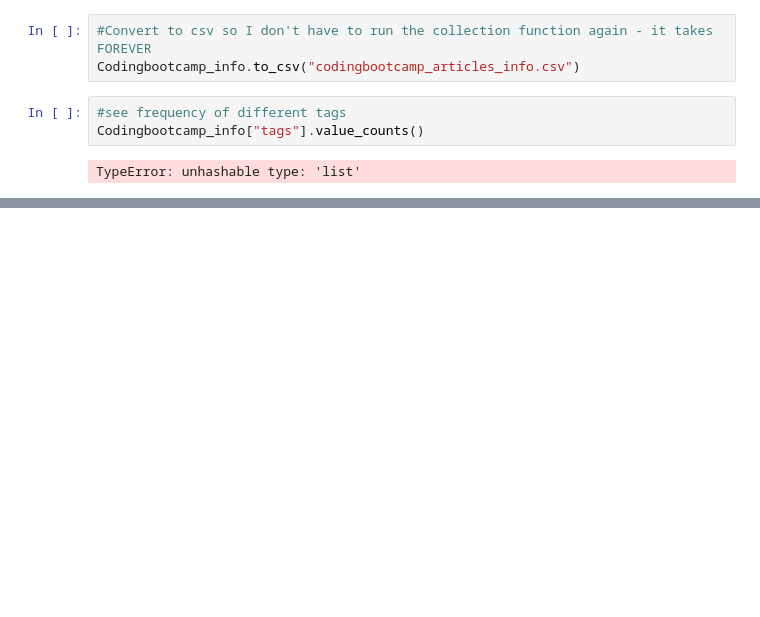
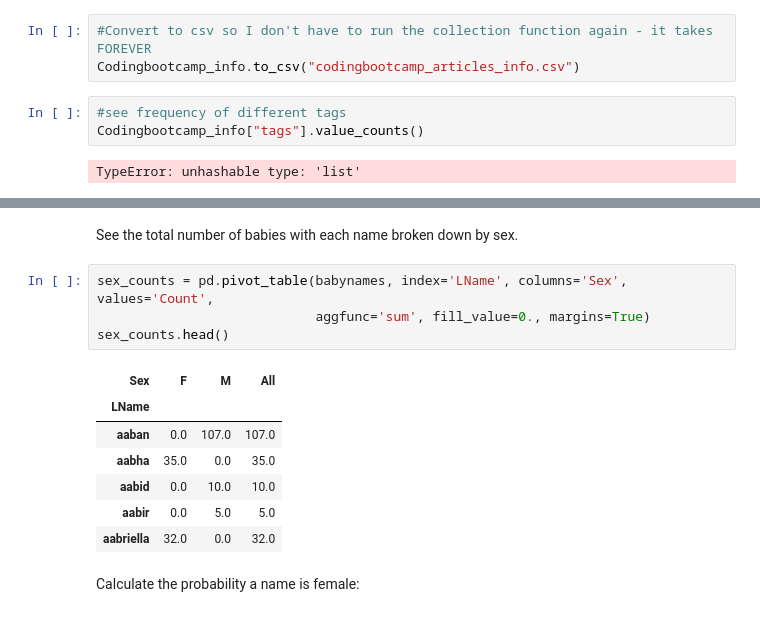
Before and after one commit to shalziekay/discoveryfisk, a Jupyter notebook: fisk_research.ipynb, the cells around one changed output, grey strips where cells are left out. Drawn from its saved outputs; the diff is of its cells as text; blank space fills up the shorter version.

```diff
--- a/fisk_research.ipynb
+++ b/fisk_research.ipynb
@@ -435,0 +519,16 @@ TypeError: unhashable type: 'list'
+# %% [markdown]
+See the total number of babies with each name broken down by sex.
+# %%
+sex_counts = pd.pivot_table(babynames, index='LName', columns='Sex', values='Count',
+                            aggfunc='sum', fill_value=0., margins=True)
+sex_counts.head()
+# %% [output]
+| Sex | F | M | All |
+| LName |  |  |  |
+| aaban | 0.0 | 107.0 | 107.0 |
+| aabha | 35.0 | 0.0 | 35.0 |
+| aabid | 0.0 | 10.0 | 10.0 |
+| aabir | 0.0 | 5.0 | 5.0 |
+| aabriella | 32.0 | 0.0 | 32.0 |
+# %% [markdown]
+Calculate the probability a name is female:
```
Also changed, not shown: parts of 20 cells of this notebook, 2 other files.
